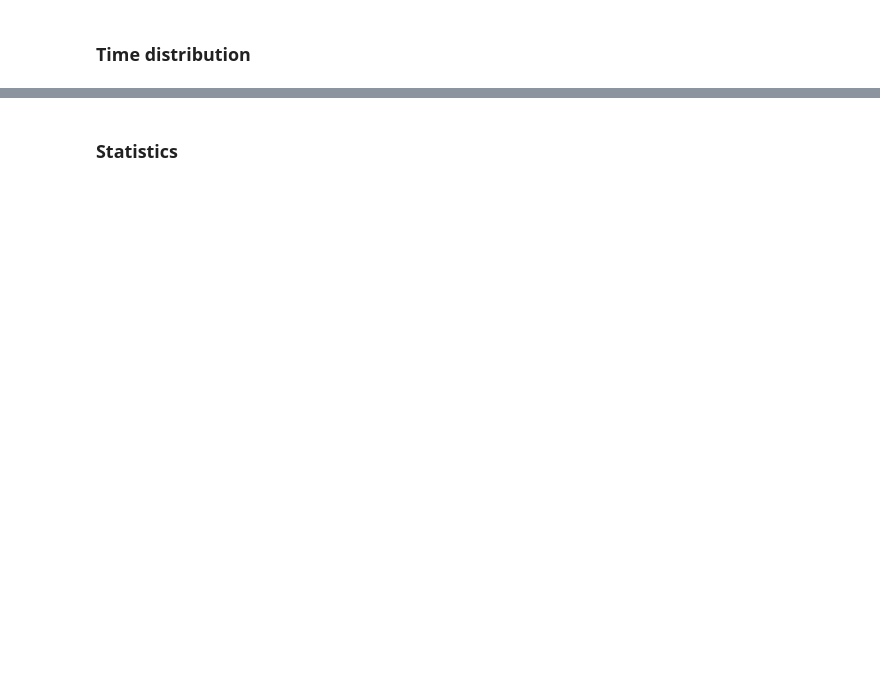
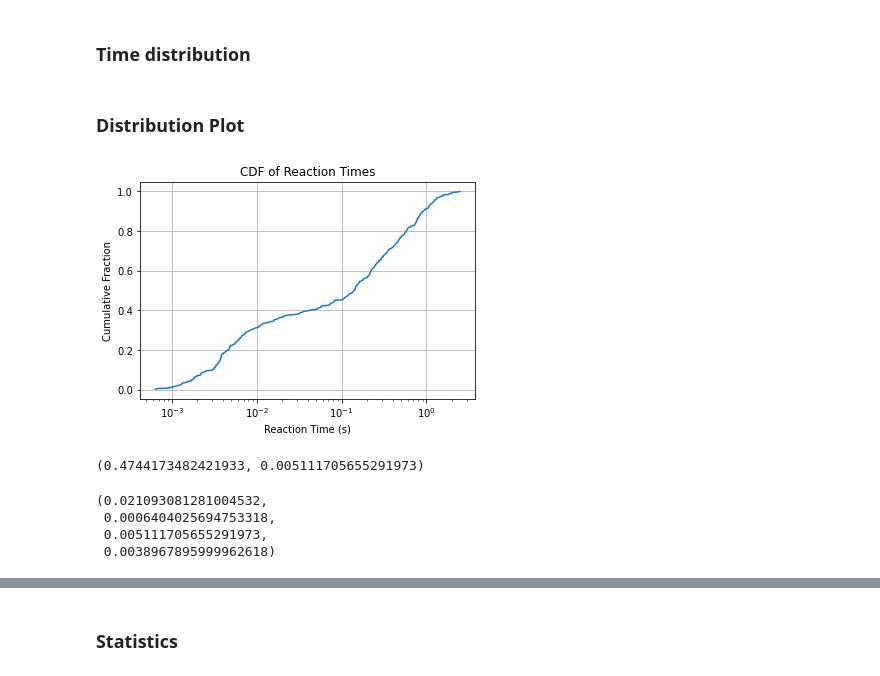
Before and after one commit to chenwei-zhang/ViDa, a Jupyter notebook: vida/threestrand_note_stats.ipynb, the cells around one changed output, grey strips where cells are left out. Saved outputs shown, nothing was run; the diff lists cells and outputs as text; code cells hidden in the pictures; blank space fills up the shorter version.

```diff
--- a/vida/threestrand_note_stats.ipynb
+++ b/vida/threestrand_note_stats.ipynb
@@ -32,3 +32,32 @@ fig.add_hline(y=1e-2, line_dash="dot", line_color="green")
 
 
 fig.show()
+# %% [markdown]
+### Distribution Plot
+# %%
+import numpy as np
+import matplotlib.pyplot as plt
+
+sort_time = np.sort(rxnTimes)
+cumulative_fraction = np.arange(1, len(sort_time) + 1) / len(sort_time)
+
+plt.plot(sort_time, cumulative_fraction, '-')
+plt.title('CDF of Reaction Times')
+plt.xlabel('Reaction Time (s)')
+plt.ylabel('Cumulative Fraction')
+plt.xscale('log')
+plt.grid(True)
+plt.show()
+# %% [output]
+[figure, added]
+# %%
+rxn_times[traj_mismatch].mean(), rxn_times[traj_no_mismatch].mean()
+# %% [output]
+(0.4744173482421933, 0.005111705655291973)
+# %%
+rxn_times[traj_no_mismatch].max(), rxn_times[traj_no_mismatch].min(), rxn_times[traj_no_mismatch].mean(),
+# %% [output]
+(0.021093081281004532,
+ 0.0006404025694753318,
+ 0.005111705655291973,
+ 0.0038967895999962618)
```
Also changed, not shown: parts of 10 cells of this notebook, 7 other files.
